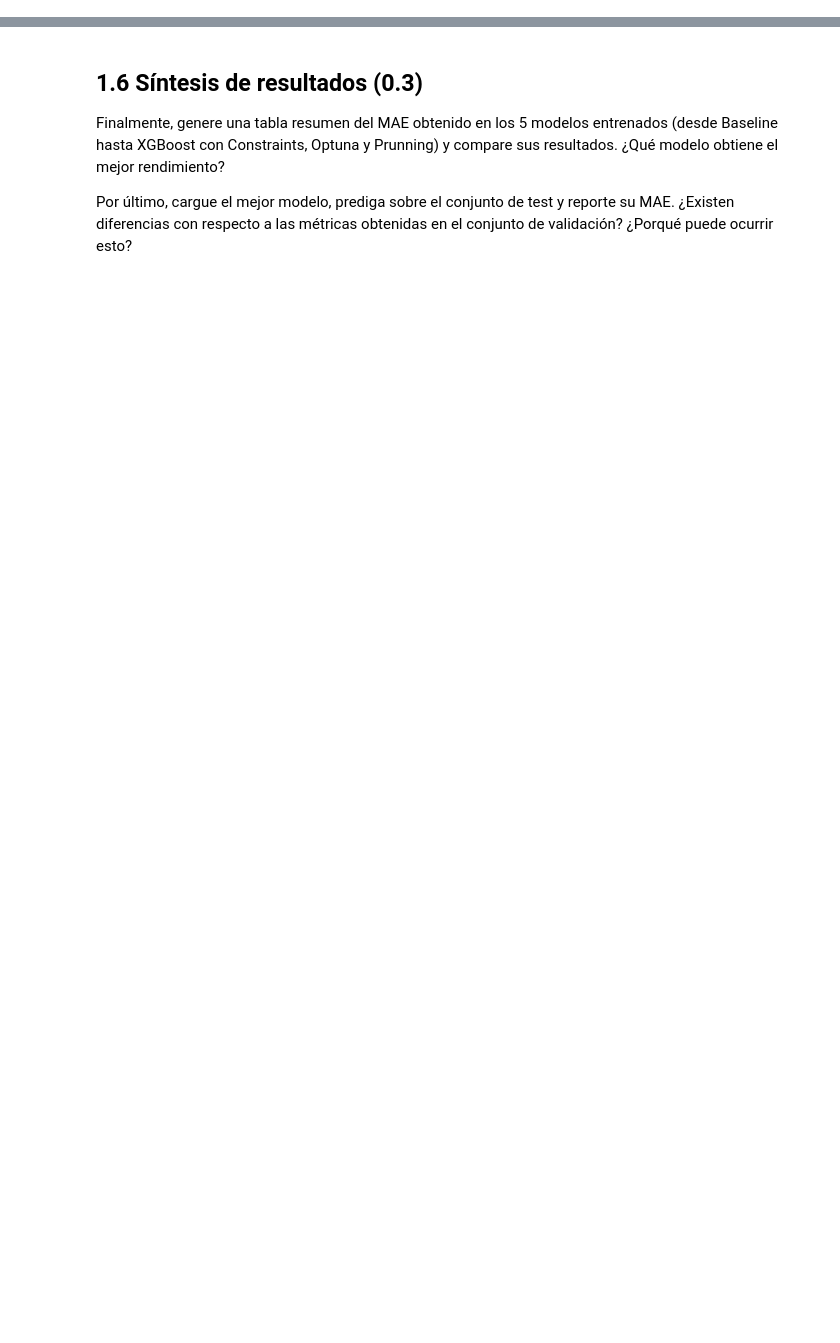
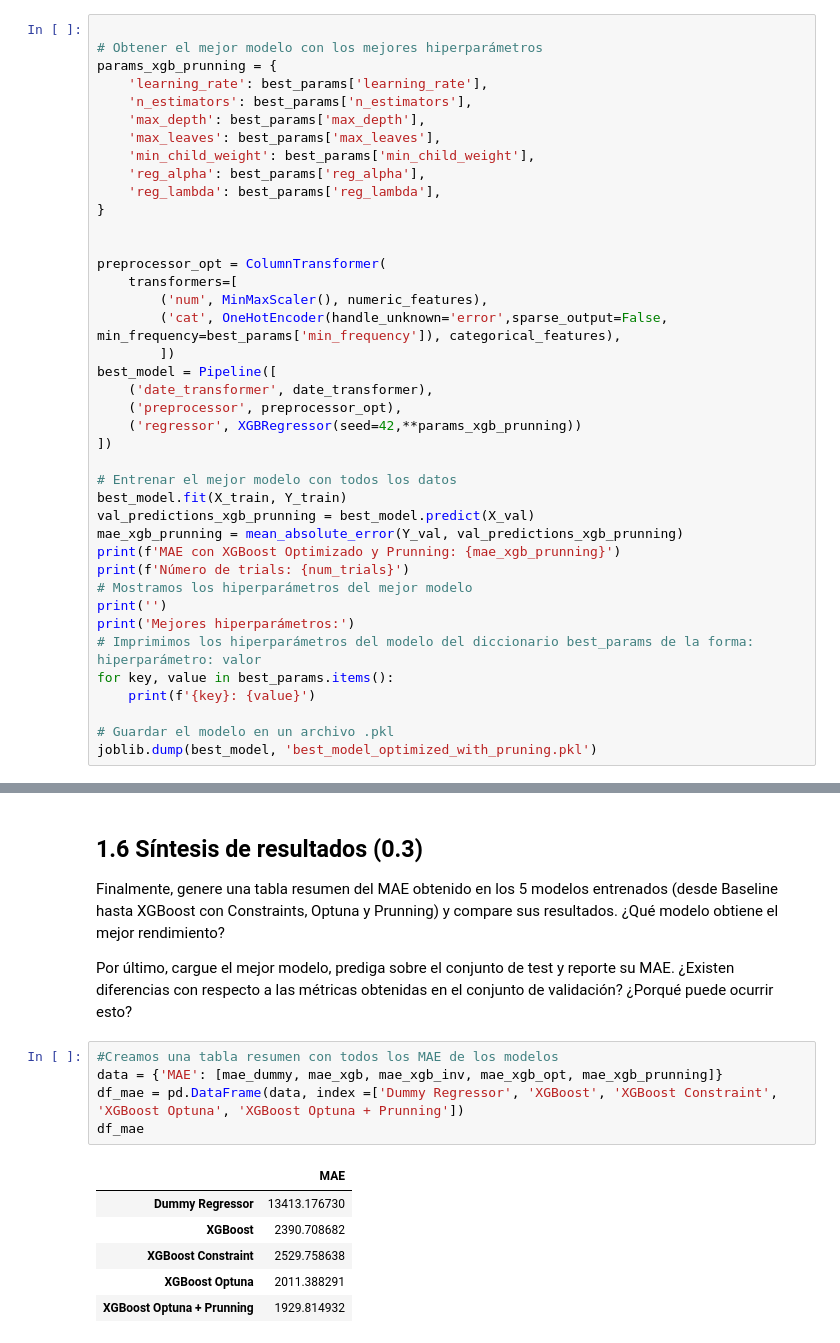
Before and after one commit to eduardomoyab/MDS7202_1, a Jupyter notebook: lab_9/Enunciado.ipynb, the cells around one changed output, grey strips where cells are left out. Cells and saved outputs as stored; diff of their text form; blank space fills up the shorter version.

```diff
--- a/lab_9/Enunciado.ipynb
+++ b/lab_9/Enunciado.ipynb
@@ -423,0 +606,40 @@ Hint2: Este <a href = https://stackoverflow.com/questions/40329576/sklearn-pass-
+# %%
+
+# Obtener el mejor modelo con los mejores hiperparámetros
+params_xgb_prunning = {
+    'learning_rate': best_params['learning_rate'],
+    'n_estimators': best_params['n_estimators'],
+    'max_depth': best_params['max_depth'],
+    'max_leaves': best_params['max_leaves'],
+    'min_child_weight': best_params['min_child_weight'],
+    'reg_alpha': best_params['reg_alpha'],
+    'reg_lambda': best_params['reg_lambda'],
+}
+
+
+preprocessor_opt = ColumnTransformer(
+    transformers=[
+        ('num', MinMaxScaler(), numeric_features),
+        ('cat', OneHotEncoder(handle_unknown='error',sparse_output=False, min_frequency=best_params['min_frequency']), categorical_features),
+        ])
+best_model = Pipeline([
+    ('date_transformer', date_transformer),
+    ('preprocessor', preprocessor_opt),
+    ('regressor', XGBRegressor(seed=42,**params_xgb_prunning))
+])
+
+# Entrenar el mejor modelo con todos los datos
+best_model.fit(X_train, Y_train)
+val_predictions_xgb_prunning = best_model.predict(X_val)
+mae_xgb_prunning = mean_absolute_error(Y_val, val_predictions_xgb_prunning)
+print(f'MAE con XGBoost Optimizado y Prunning: {mae_xgb_prunning}')
+print(f'Número de trials: {num_trials}')
+# Mostramos los hiperparámetros del mejor modelo
+print('')
+print('Mejores hiperparámetros:')
+# Imprimimos los hiperparámetros del modelo del diccionario best_params de la forma: hiperparámetro: valor
+for key, value in best_params.items():
+    print(f'{key}: {value}')
+
+# Guardar el modelo en un archivo .pkl
+joblib.dump(best_model, 'best_model_optimized_with_pruning.pkl')
@@ -446,3 +702,15 @@ Comente sus resultados: ¿Desde qué *trial* se empiezan a observar mejoras nota
 Finalmente, genere una tabla resumen del MAE obtenido en los 5 modelos entrenados (desde Baseline hasta XGBoost con Constraints, Optuna y Prunning) y compare sus resultados. ¿Qué modelo obtiene el mejor rendimiento?
 
 Por último, cargue el mejor modelo, prediga sobre el conjunto de test y reporte su MAE. ¿Existen diferencias con respecto a las métricas obtenidas en el conjunto de validación? ¿Porqué puede ocurrir esto?
+# %%
+#Creamos una tabla resumen con todos los MAE de los modelos
+data = {'MAE': [mae_dummy, mae_xgb, mae_xgb_inv, mae_xgb_opt, mae_xgb_prunning]}
+df_mae = pd.DataFrame(data, index =['Dummy Regressor', 'XGBoost', 'XGBoost Constraint', 'XGBoost Optuna', 'XGBoost Optuna + Prunning'])
+df_mae
+# %% [output]
+|  | MAE |
+| Dummy Regressor | 13413.176730 |
+| XGBoost | 2390.708682 |
+| XGBoost Constraint | 2529.758638 |
+| XGBoost Optuna | 2011.388291 |
+| XGBoost Optuna + Prunning | 1929.814932 |
```
Also changed, not shown: parts of 19 cells of this notebook, 7 other files.
